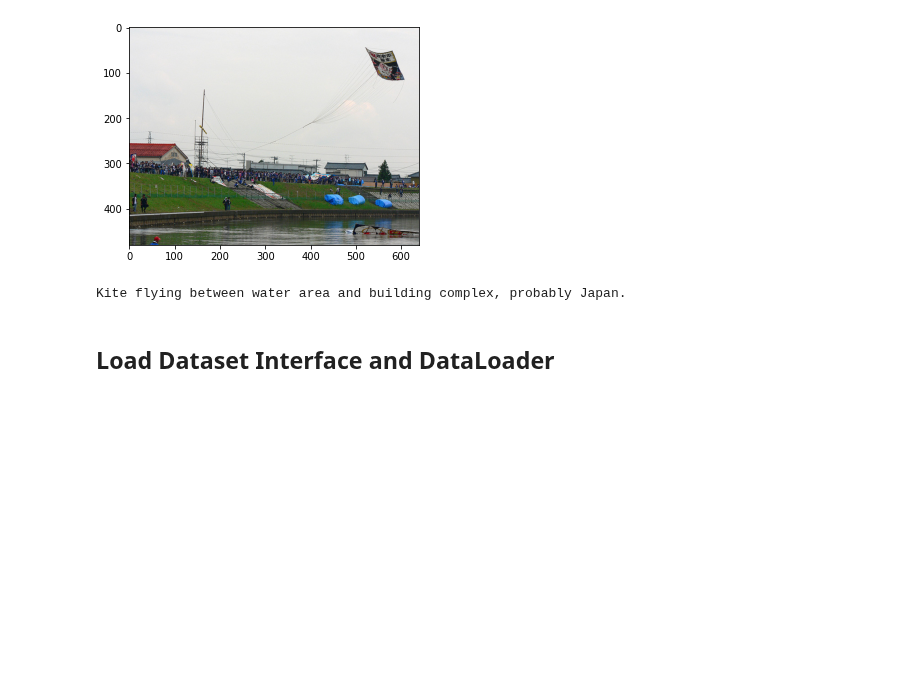
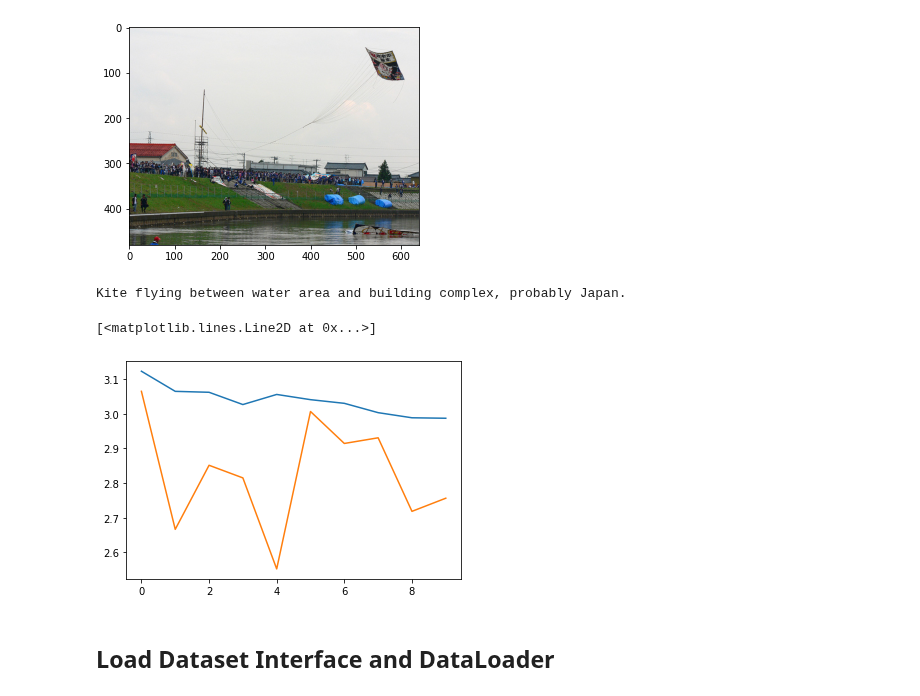
Before and after one commit to Khaliladib11/INM706-image-captioning, a Jupyter notebook: z_temp_model_training_alex.ipynb, the cells around one changed output. Drawn from its saved outputs; the diff is of its cells as text; code cells hidden in the pictures; blank space fills up the shorter version.

```diff
--- a/z_temp_model_training_alex.ipynb
+++ b/z_temp_model_training_alex.ipynb
@@ -113,6 +113,12 @@ test_loader.dataset.display_img_with_captions(idx)
 # %% [output]
 [figure]
 Kite flying between water area and building complex, probably Japan.
+# %%
+plt.plot(training_loss)
+plt.plot(validation_loss)
+# %% [output]
+[<matplotlib.lines.Line2D at 0x...>]
+[figure, added]
 # %%
 import torch
 import torch.nn as nn
```
Also changed, not shown: 2 other files.
